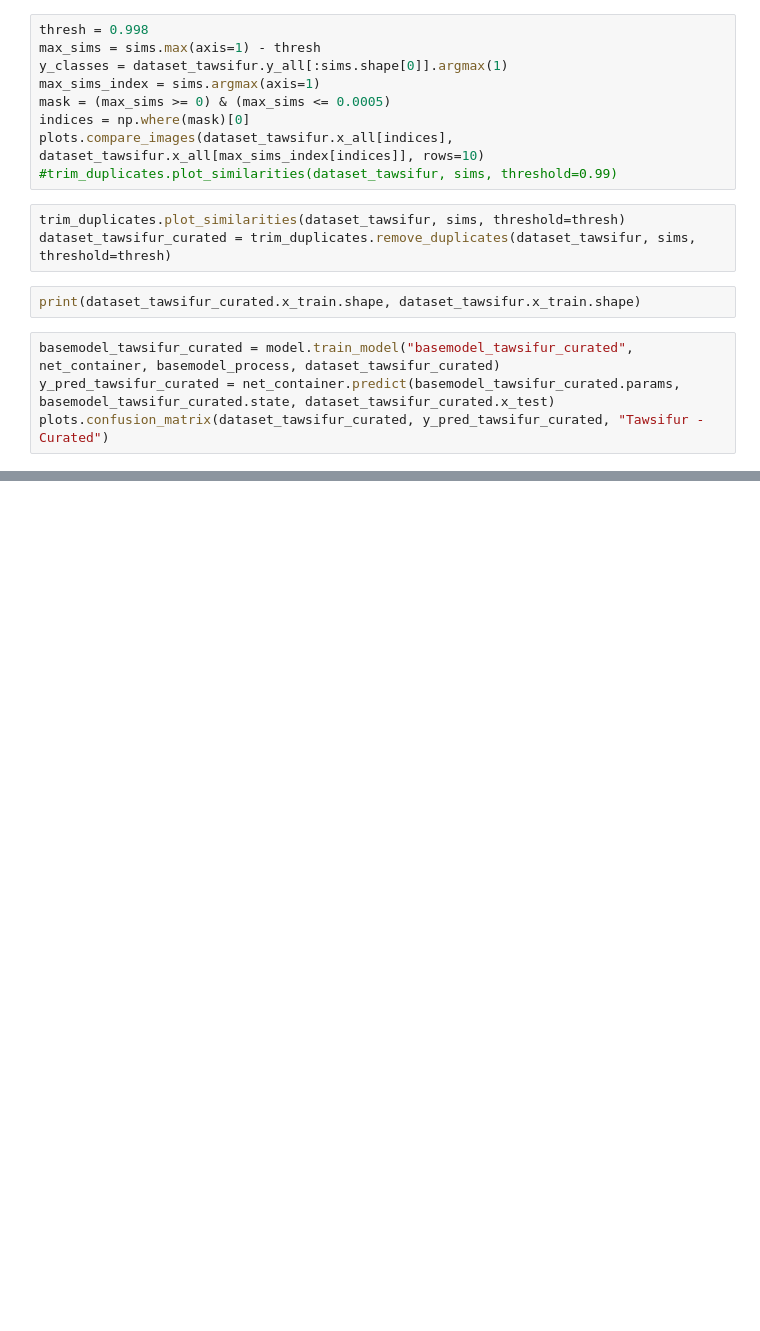
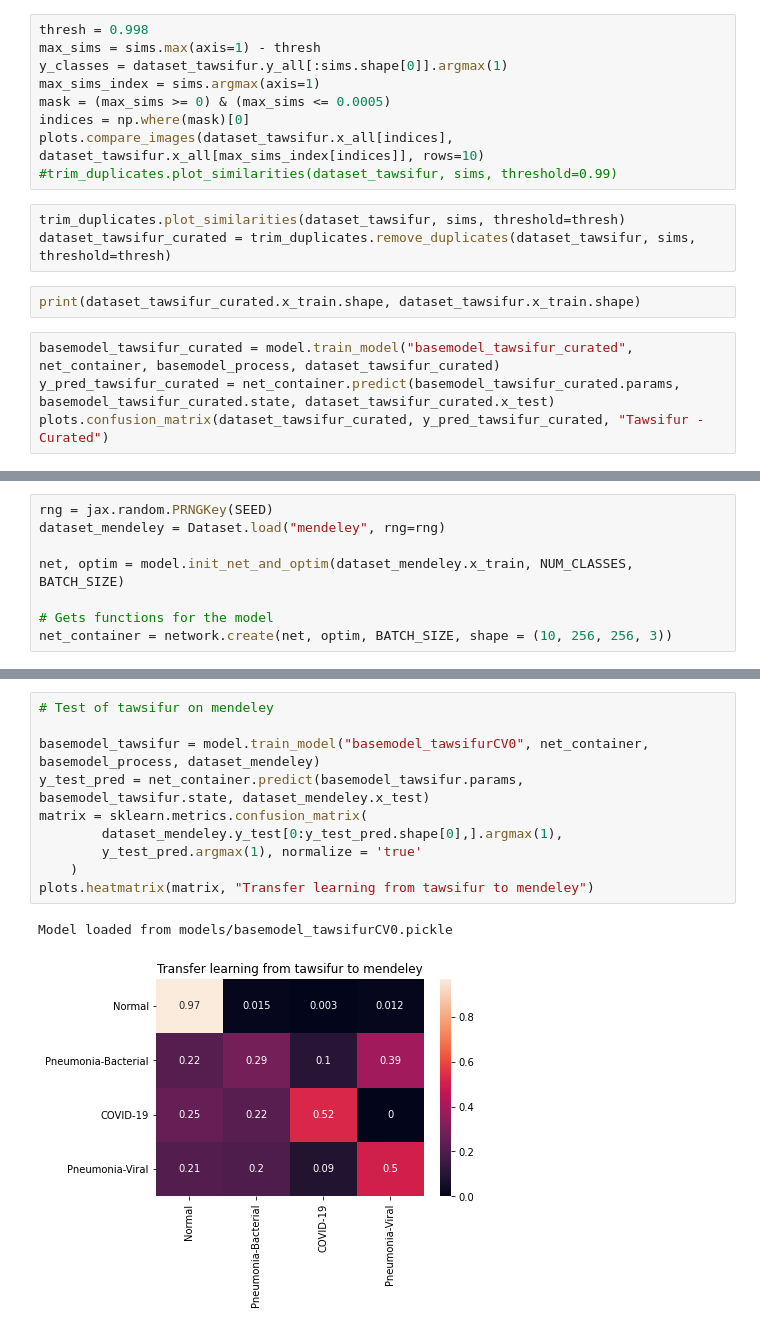
Before and after one commit to joaomarcoscsilva/issues-covid-image-diagnosis, a Jupyter notebook: TestsWithVariousDatasets.ipynb, the cells around one changed output, grey strips where cells are left out. Saved outputs shown, nothing was run; the diff lists cells and outputs as text; blank space fills up the shorter version.

```diff
--- a/TestsWithVariousDatasets.ipynb
+++ b/TestsWithVariousDatasets.ipynb
@@ -51,0 +112,8 @@ plots.confusion_matrix(dataset_tawsifur_curated, y_pred_tawsifur_curated, "Tawsi
+# %%
+rng = jax.random.PRNGKey(SEED)
+dataset_mendeley = Dataset.load("mendeley", rng=rng)
+
+net, optim = model.init_net_and_optim(dataset_mendeley.x_train, NUM_CLASSES, BATCH_SIZE)
+
+# Gets functions for the model
+net_container = network.create(net, optim, BATCH_SIZE, shape = (10, 256, 256, 3))
@@ -51,0 +127,13 @@ plots.confusion_matrix(dataset_tawsifur_curated, y_pred_tawsifur_curated, "Tawsi
+# %%
+# Test of tawsifur on mendeley
+
+basemodel_tawsifur = model.train_model("basemodel_tawsifurCV0", net_container, basemodel_process, dataset_mendeley)
+y_test_pred = net_container.predict(basemodel_tawsifur.params, basemodel_tawsifur.state, dataset_mendeley.x_test)
+matrix = sklearn.metrics.confusion_matrix(
+        dataset_mendeley.y_test[0:y_test_pred.shape[0],].argmax(1),
+        y_test_pred.argmax(1), normalize = 'true'
+    )
+plots.heatmatrix(matrix, "Transfer learning from tawsifur to mendeley")
+# %% [output]
+Model loaded from models/basemodel_tawsifurCV0.pickle
+[figure, added]
```
Also changed, not shown: parts of 10 cells of this notebook, 3 other files.
